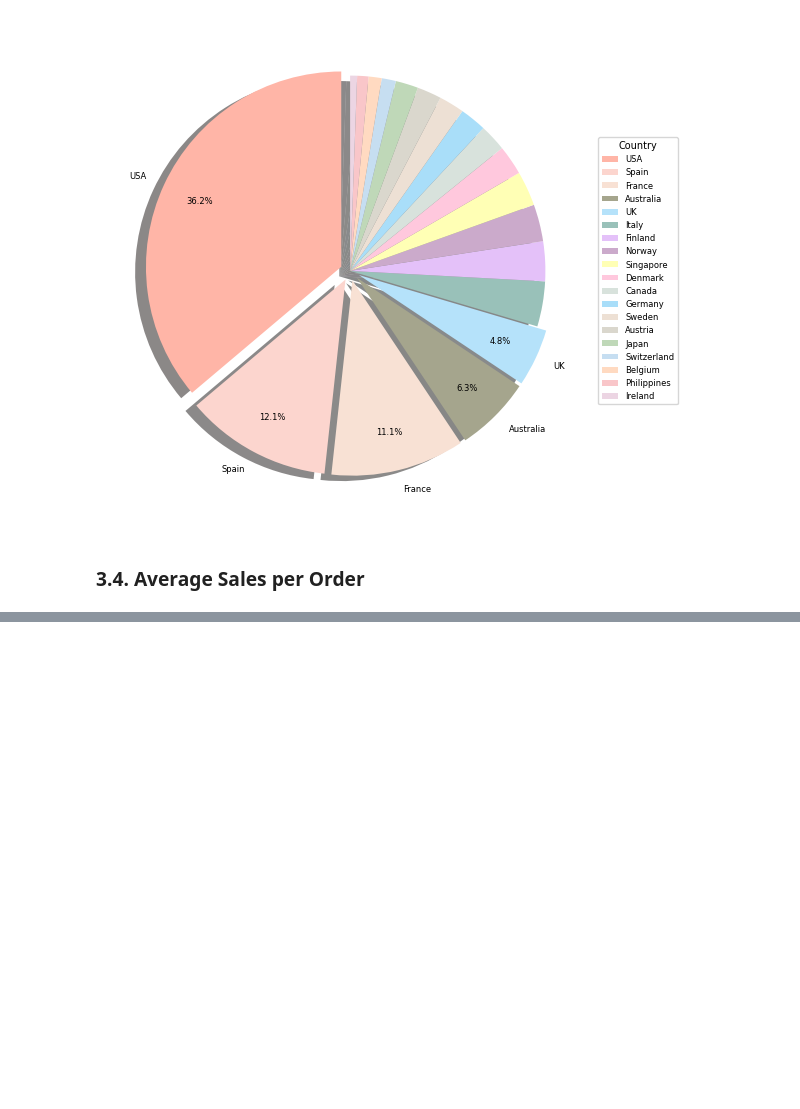
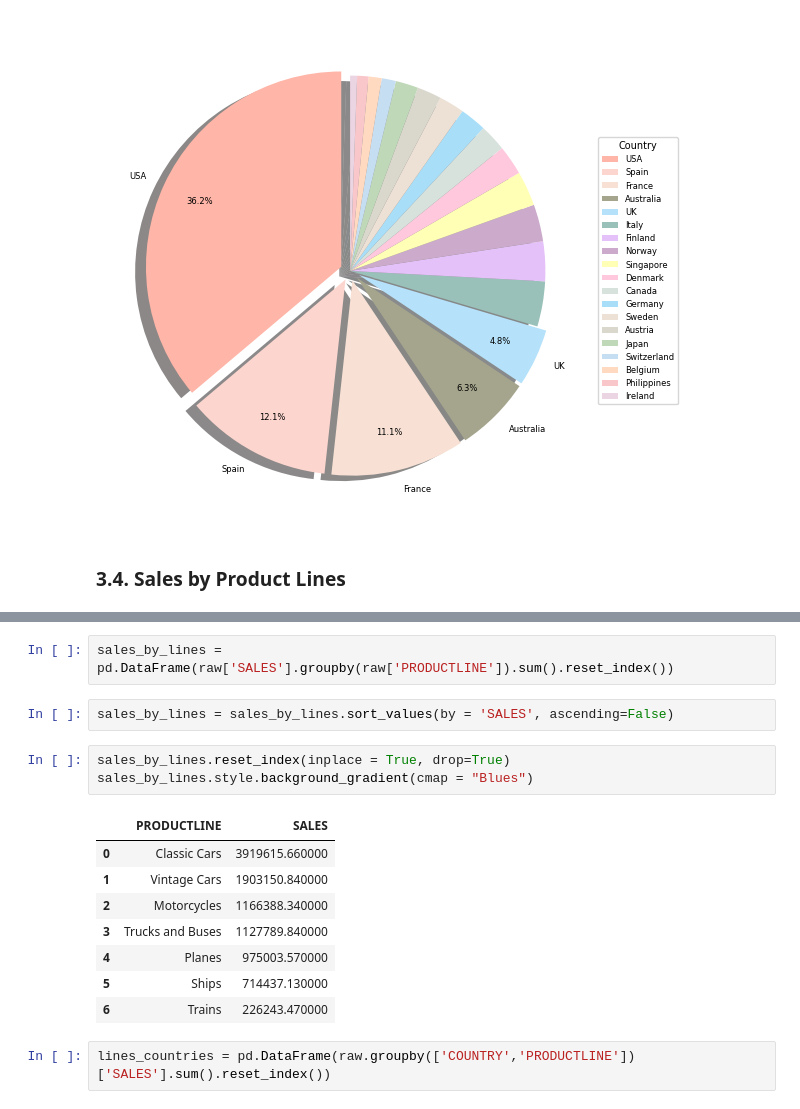
Before and after one commit to nh-adorie/learning_python, a Jupyter notebook: data/vehicles.ipynb, the cells around one changed output, grey strips where cells are left out. Saved outputs shown, nothing was run; the diff lists cells and outputs as text; blank space fills up the shorter version.

```diff
--- a/data/vehicles.ipynb
+++ b/data/vehicles.ipynb
@@ -220,6 +220,6 @@ plt.show()
 # %% [output]
 [figure]
 # %% [markdown]
-### 3.4. Average Sales per Order
+### 3.4. Sales by Product Lines
 # %% [markdown]
 3.5. New Customers Growth Rate
@@ -236,3 +237,21 @@ Implementing KMeans
 Building Customer Personas
 Snake Plot
 Calculation relative importance of each cluster compared to the population
+# %%
+sales_by_lines = pd.DataFrame(raw['SALES'].groupby(raw['PRODUCTLINE']).sum().reset_index())
+# %%
+sales_by_lines = sales_by_lines.sort_values(by = 'SALES', ascending=False)
+# %%
+sales_by_lines.reset_index(inplace = True, drop=True)
+sales_by_lines.style.background_gradient(cmap = "Blues")
+# %% [output]
+|  | PRODUCTLINE | SALES |
+| 0 | Classic Cars | 3919615.660000 |
+| 1 | Vintage Cars | 1903150.840000 |
+| 2 | Motorcycles | 1166388.340000 |
+| 3 | Trucks and Buses | 1127789.840000 |
+| 4 | Planes | 975003.570000 |
+| 5 | Ships | 714437.130000 |
+| 6 | Trains | 226243.470000 |
+# %%
+lines_countries = pd.DataFrame(raw.groupby(['COUNTRY','PRODUCTLINE'])['SALES'].sum().reset_index())
```
Also changed, not shown: parts of 4 cells of this notebook.
